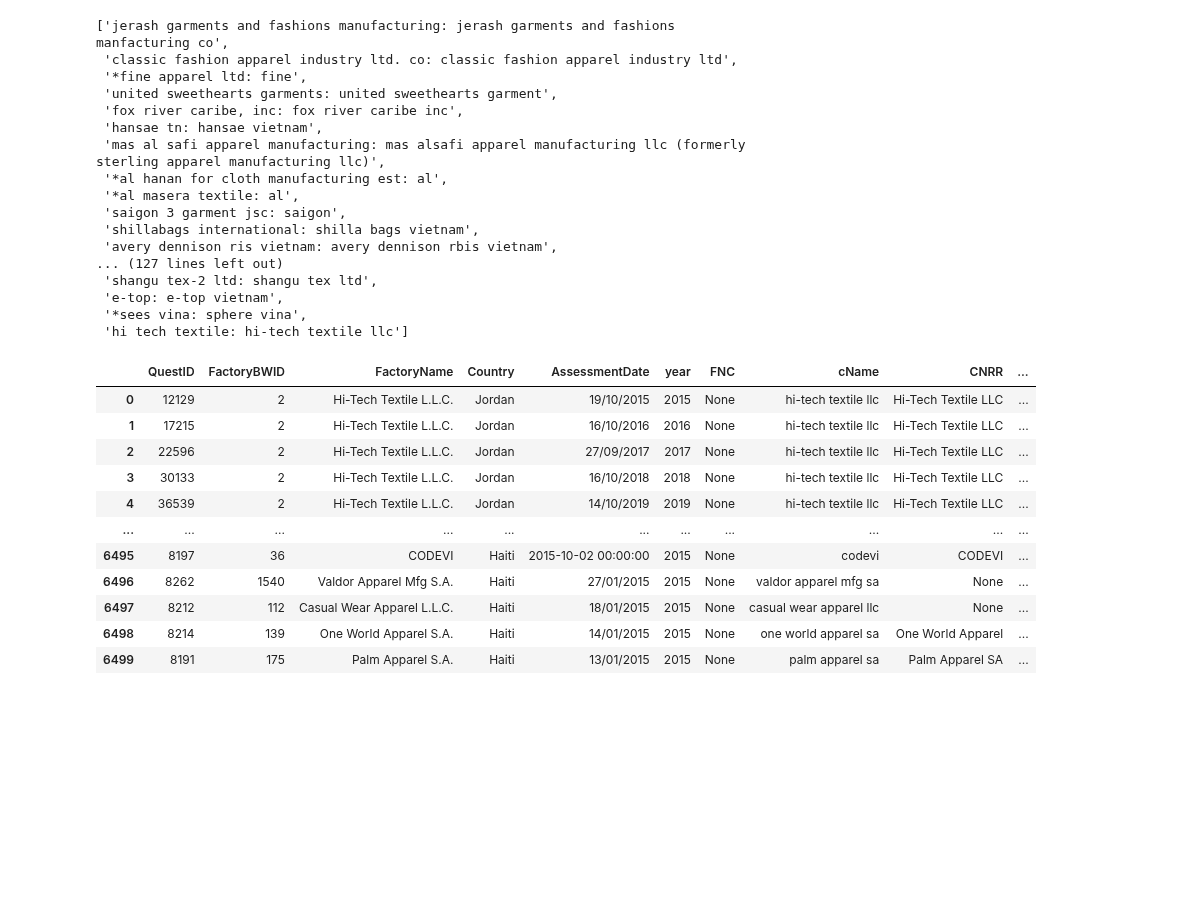
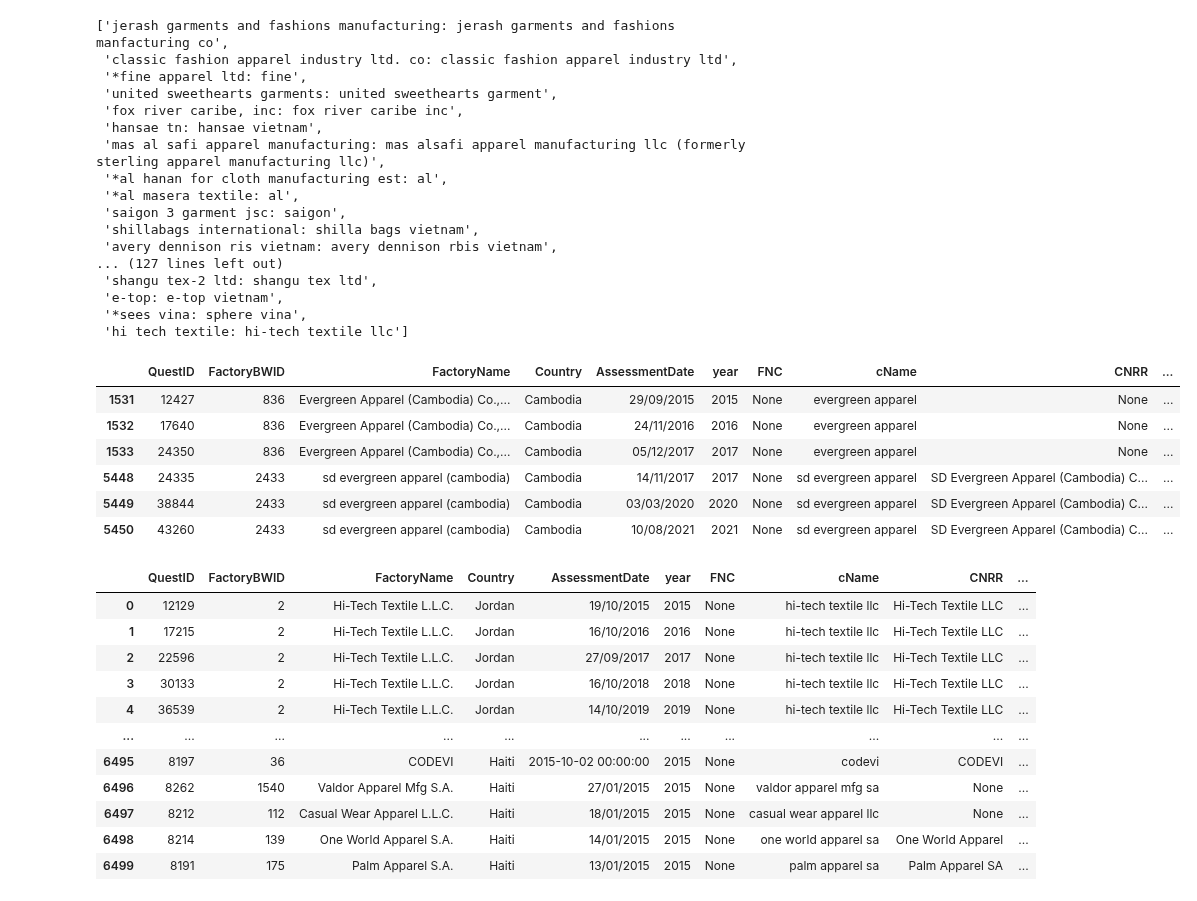
Before and after one commit to xolyn/labor_audit, a Jupyter notebook: LingyuZhou/w8/w8.ipynb, the cells around one changed output. Saved outputs shown, nothing was run; the diff lists cells and outputs as text; code cells hidden in the pictures; blank space fills up the shorter version.

```diff
--- a/LingyuZhou/w8/w8.ipynb
+++ b/LingyuZhou/w8/w8.ipynb
@@ -334,6 +334,16 @@ m2r1
  'e-top: e-top vietnam',
  '*sees vina: sphere vina',
  'hi tech textile: hi-tech textile llc']
+# %%
+queryOrigName('bw','evergreen apparel')
+# %% [output]
+|  | QuestID | FactoryBWID | FactoryName | Country | AssessmentDate | year | FNC | cName | CNRR | ... |
+| 1531 | 12427 | 836 | Evergreen Apparel (Cambodia) Co.,... | Cambodia | 29/09/2015 | 2015 | None | evergreen apparel | None | ... |
+| 1532 | 17640 | 836 | Evergreen Apparel (Cambodia) Co.,... | Cambodia | 24/11/2016 | 2016 | None | evergreen apparel | None | ... |
+| 1533 | 24350 | 836 | Evergreen Apparel (Cambodia) Co.,... | Cambodia | 05/12/2017 | 2017 | None | evergreen apparel | None | ... |
+| 5448 | 24335 | 2433 | sd evergreen apparel (cambodia) | Cambodia | 14/11/2017 | 2017 | None | sd evergreen apparel | SD Evergreen Apparel (Cambodia) C... | ... |
+| 5449 | 38844 | 2433 | sd evergreen apparel (cambodia) | Cambodia | 03/03/2020 | 2020 | None | sd evergreen apparel | SD Evergreen Apparel (Cambodia) C... | ... |
+| 5450 | 43260 | 2433 | sd evergreen apparel (cambodia) | Cambodia | 10/08/2021 | 2021 | None | sd evergreen apparel | SD Evergreen Apparel (Cambodia) C... | ... |
 # %%
 # warning=[]
 for i in tqdm(m2r1):
```
Also changed, not shown: parts of 6 cells of this notebook, 7 other files.
